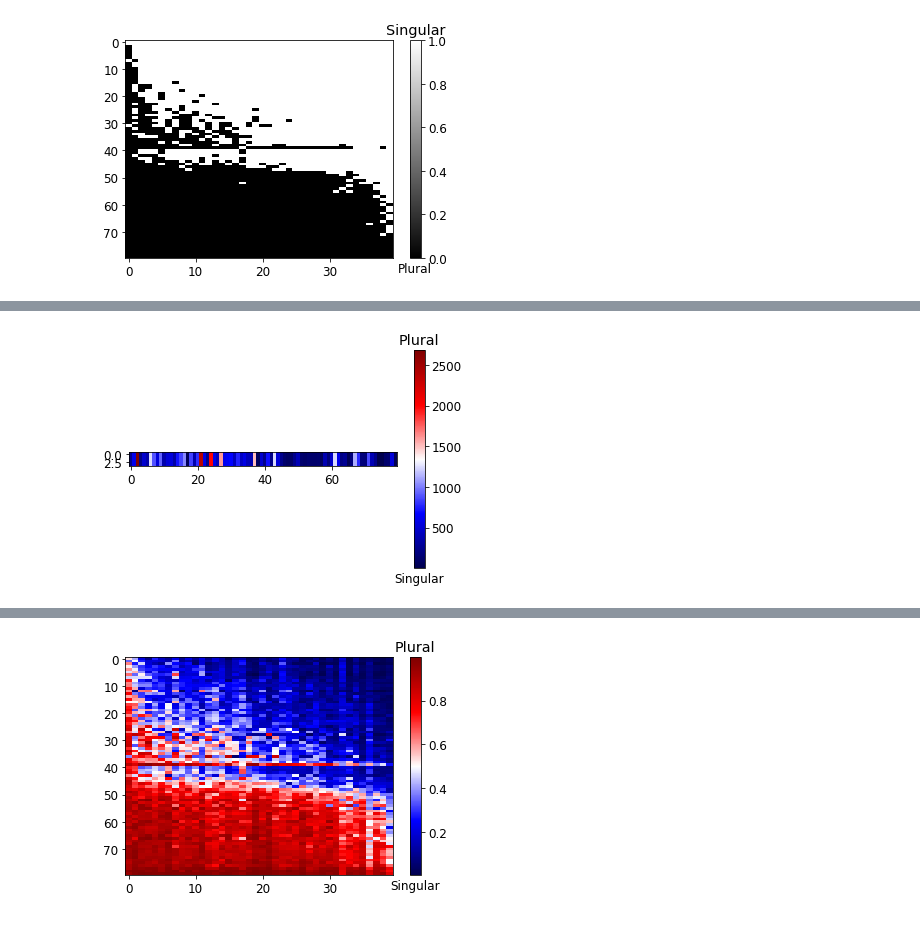
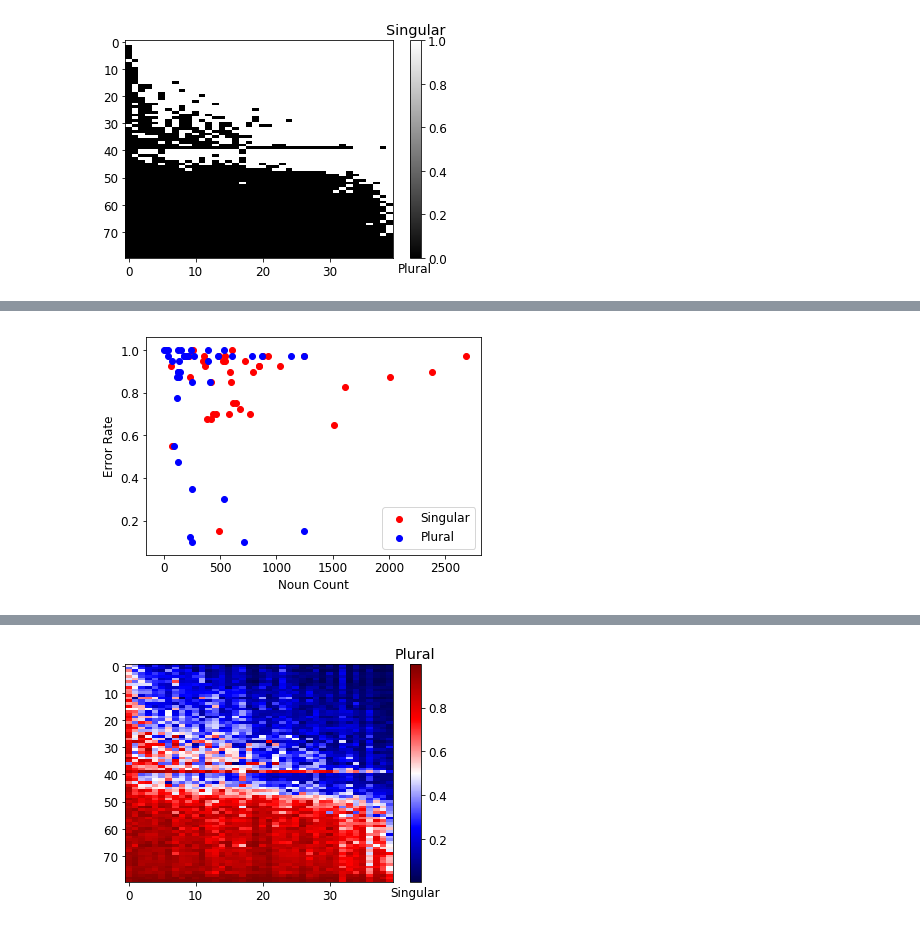
Before and after one commit to davidmrau/nlp1, a Jupyter notebook: experiments/Experiment_with_noun_verb_matrix_david.ipynb, the cells around one changed output, grey strips where cells are left out. Saved outputs shown, nothing was run; the diff lists cells and outputs as text; code cells hidden in the pictures.

Commit message:
add new plots

```diff
--- a/experiments/Experiment_with_noun_verb_matrix_david.ipynb
+++ b/experiments/Experiment_with_noun_verb_matrix_david.ipynb
@@ -243,36 +241,36 @@ plt.imsave('vector_verbs.png',[vector_verbs,vector_verbs], cmap=cm.seismic)
 # %%
 # Color code noun counts, i.e. Count(company)
 # and print at the left of the diagram as some sort of 'y-axis'
 # sort after index NN col
-vector_nouns = []
+nouns_freq = []
 for i in range(n):
-    vector_nouns.append(counter[NN[i]])
+    nouns_freq.append(counter[NN[i]])
 for i in range(n):
-    vector_nouns.append(counter[NNS[i]])
-vector_nouns = np.array(vector_nouns)
-
-# sort noun order
-row_indices = np.append(matrix_NN_sorted_idx_row, matrix_NNS_sorted_idx_row + n)
-vector_nouns = vector_nouns[row_indices]
+    nouns_freq.append(counter[NNS[i]])
+nouns_freq = np.array(nouns_freq)
 
 
-# really divide by the max of NN and NNS?
-# vector_nouns = vector_nouns/max(vector_nouns)
-#vector_nouns[0:n] = vector_nouns[0:n]/max(vector_nouns[0:n])
-#vector_nouns[n:2*n] = vector_nouns[n:2*n]/max(vector_nouns[n:2*n])
-plt.imshow([vector_nouns,vector_nouns,vector_nouns,vector_nouns], cmap=cm.seismic)
-clb = plt.colorbar()
-clb.ax.set_title('Plural')
-clb.ax.set_xlabel('Singular')
+error_rate_nouns_NN = []
+error_rate_nouns_NNS = []
+for row in noun_verb_matrix_errors[:n]:
+    error_rate_nouns_NN.append(sum(row)/len(row))
+for row in noun_verb_matrix_errors[n:]:
+    error_rate_nouns_NNS.append(sum(row)/len(row))
+plt.scatter(nouns_freq[:n], error_rate_nouns_NN, color='r', label='Singular')
+plt.scatter(nouns_freq[n:], error_rate_nouns_NNS, color='b',label='Plural')
+plt.legend()
+# Title:
+plt.xlabel('Noun Count')
+plt.ylabel('Error Rate')
 plt.show()
-plt.imsave('vector_nouns.png',[vector_nouns,vector_nouns], cmap=cm.seismic)
+plt.savefig('noun_freq_error_rate.png')
 
 # What we hoped to see is that the nouns in the middle (i.e. the nouns where a lot of errors were made)
 # had a low count. This is not clear from the picture though.
 # What we do see is that plurals tend to have lower count than singulars,
 # which may or may not explain the slightly higher error rate for plurals
 # %% [output]
-[figure, old version]
+[figure, new version]
 # %%
 i2w = np.vectorize(lambda i: NN[i] if i < n else NNS[i-n])
 sorted_nouns = i2w(row_indices)
```
Also changed, not shown: parts of 5 cells of this notebook, 2 other files.
